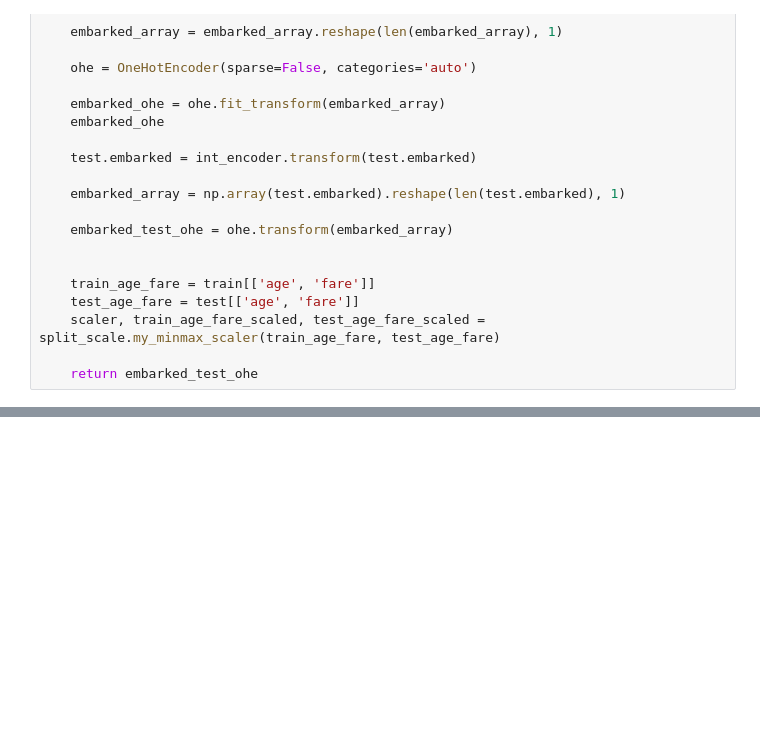
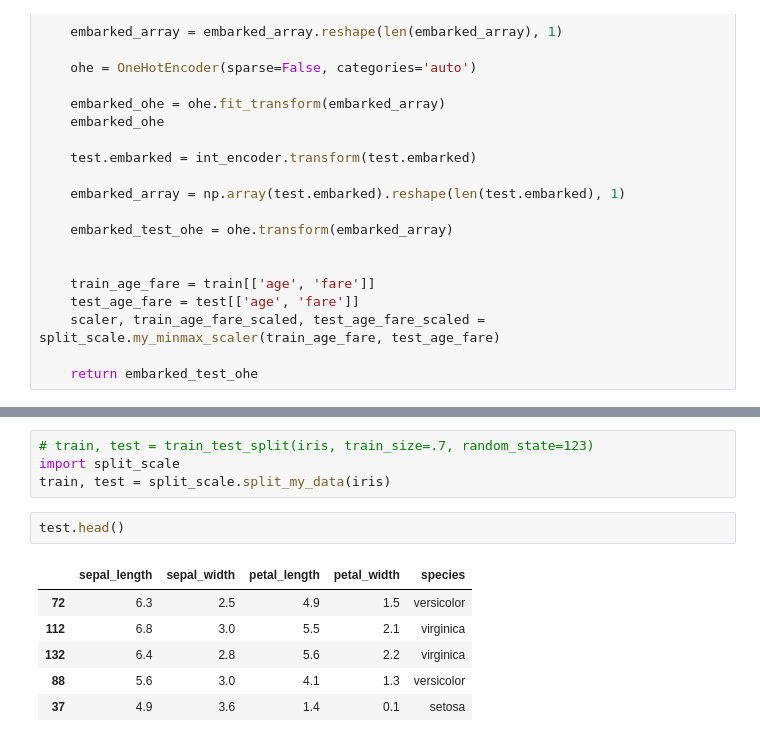
Before and after one commit to Jeff-Hutchins/ds-methodologies-exercises, a Jupyter notebook: classification/classification_exercises.ipynb, the cells around one changed output, grey strips where cells are left out. Saved outputs shown, nothing was run; the diff lists cells and outputs as text; blank space fills up the shorter version.

```diff
--- a/classification/classification_exercises.ipynb
+++ b/classification/classification_exercises.ipynb
@@ -656,0 +692,13 @@ def prep_titanic(df):
+# %%
+# train, test = train_test_split(iris, train_size=.7, random_state=123)
+import split_scale
+train, test = split_scale.split_my_data(iris)
+# %%
+test.head()
+# %% [output]
+|  | sepal_length | sepal_width | petal_length | petal_width | species |
+| 72 | 6.3 | 2.5 | 4.9 | 1.5 | versicolor |
+| 112 | 6.8 | 3.0 | 5.5 | 2.1 | virginica |
+| 132 | 6.4 | 2.8 | 5.6 | 2.2 | virginica |
+| 88 | 5.6 | 3.0 | 4.1 | 1.3 | versicolor |
+| 37 | 4.9 | 3.6 | 1.4 | 0.1 | setosa |
```
Also changed, not shown: parts of 11 cells of this notebook.
